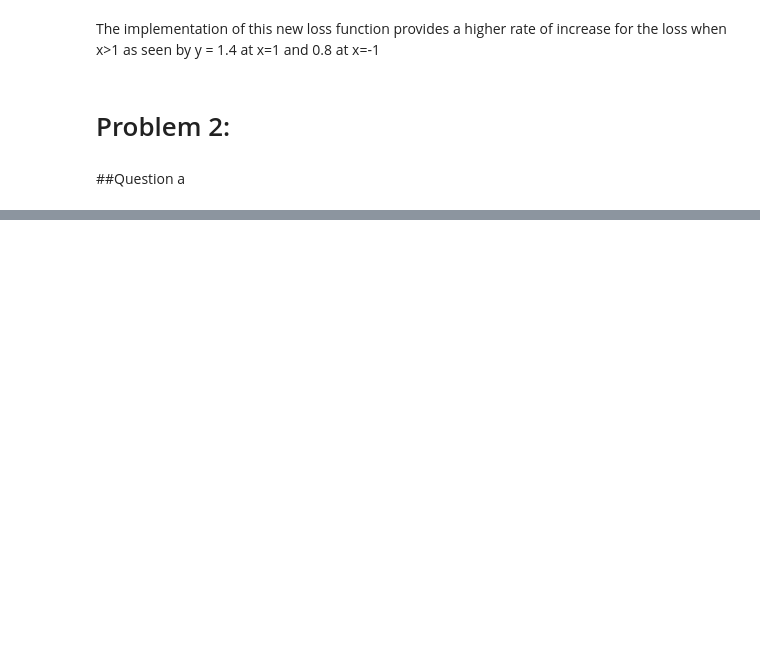
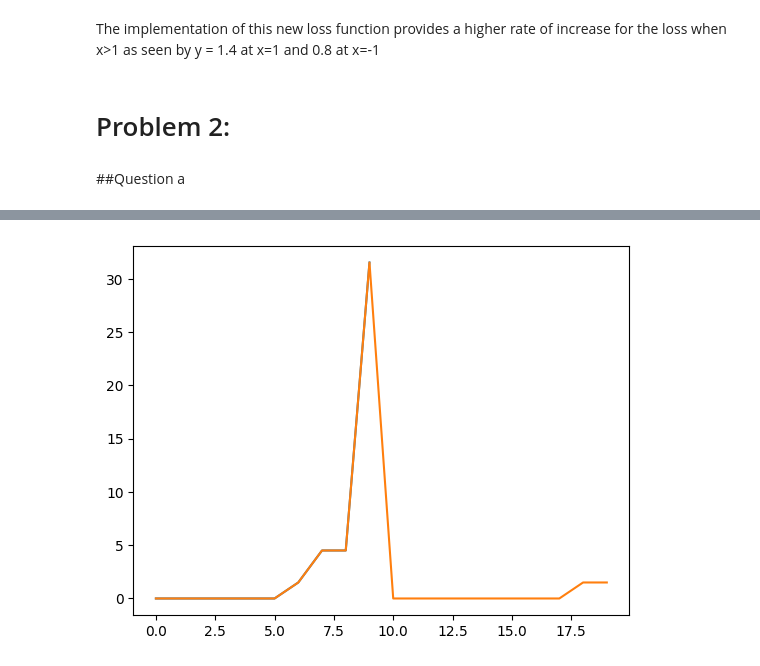
Before and after one commit to ShyEagle21/Practice, a Jupyter notebook: ML_C1_PSET1.ipynb, the cells around one changed output, grey strips where cells are left out. Saved outputs shown, nothing was run; the diff lists cells and outputs as text; code cells hidden in the pictures; blank space fills up the shorter version.

```diff
--- a/ML_C1_PSET1.ipynb
+++ b/ML_C1_PSET1.ipynb
@@ -312,2 +310,5 @@ git config --global user.name "Andrew Fenstermacher"
-# %%
-model_coeff = fit(X,y,lamb)
+# %%
+i=0
+for theta in model_coeff:
+    print(f'theta {i} is {theta}')
+    i+=1
@@ -313,0 +327,78 @@ model_coeff = fit(X,y,lamb)
+# %%
+def fit(X, y, lmbd, pen):
+    '''
+    Fits a logistic regression model on the data (X, y), using the parameters
+    phi and lmbd. Returns the learned regression coefficients theta
+
+    '''
+    if lmbd == 0: # no regularization
+        theta = LogisticRegression(penalty='none', solver='saga', max_iter=10000)
+    else:
+        # C is inverse of lambda
+        theta = LogisticRegression(penalty= pen, C=1/lmbd, solver='saga', max_iter=10000)
+
+    # Assuming phi is feature mask
+    theta.fit(X, y)
+    # cofficients of model can be access by theta.coef_ and theta.intercept_
+    return theta
+
+
+def predict(X, theta):
+    '''
+    Returns predictions for given model theta on phi(X).
+
+    '''
+    return theta.predict(X)
+
+
+def logloss(y, y_hat):
+    '''
+    Returns logistic loss between targets y and predictions y_hat.
+
+    '''
+    return log_loss(y, y_hat)
+
+def train_and_eval_model(X, y, lmbds, penalties):
+    '''
+    Uses a feature matrix X and labels y to train and evaluate
+    a logistic regression model.
+
+    '''
+    # 1. Split data into groups
+    n_samples = len(X)
+    n_train = int(n_samples * 0.7)
+    n_val = int(n_samples * 0.3)
+    X_train, y_train = X[:n_train], y[:n_train]
+    X_val, y_val = X[n_train:n_train+n_val], y[n_train:n_train+n_val]
+
+
+    # 2. Choose best hyperparameters and train model w/ these parameters
+    best_lamb = []
+    loss_track = []
+    loss_tracker = 999999999999
+    best_phi = 0
+    best_lmbd = 0
+    for penalty in penalties:
+        for lamb in lmbds:
+            theta = fit(X_train, y_train, lamb, penalty)
+            pred = predict(X_val, theta)
+            loss = logloss(y_val, pred)
+            if loss < loss_tracker:
+                loss_tracker = loss
+                best_lmbd = lamb
+                best_theta = theta
+            loss_track.append(loss)
+        best_lamb.append(best_lmbd)
+        plt.plot(loss_track)
+
+
+    # 3. Produce estimate of how model will perform on unseen data
+    pred = predict(X_val, theta)
+    loss = logloss(y_val,pred)
+    return loss, best_lamb
+
+penalty = ['l1', 'l2']
+lmbds = [0, 0.1, 0.5, 1, 2, 5, 10, 20, 50, 100]
+loss, best_lamb = train_and_eval_model(X, y, lmbds, penalty)
+print(f'Loss for lambda = is {loss}')
+# %% [output]
@@ -313,0 +406 @@ model_coeff = fit(X,y,lamb)
+[figure, added]
```
Also changed, not shown: parts of 11 cells of this notebook.
